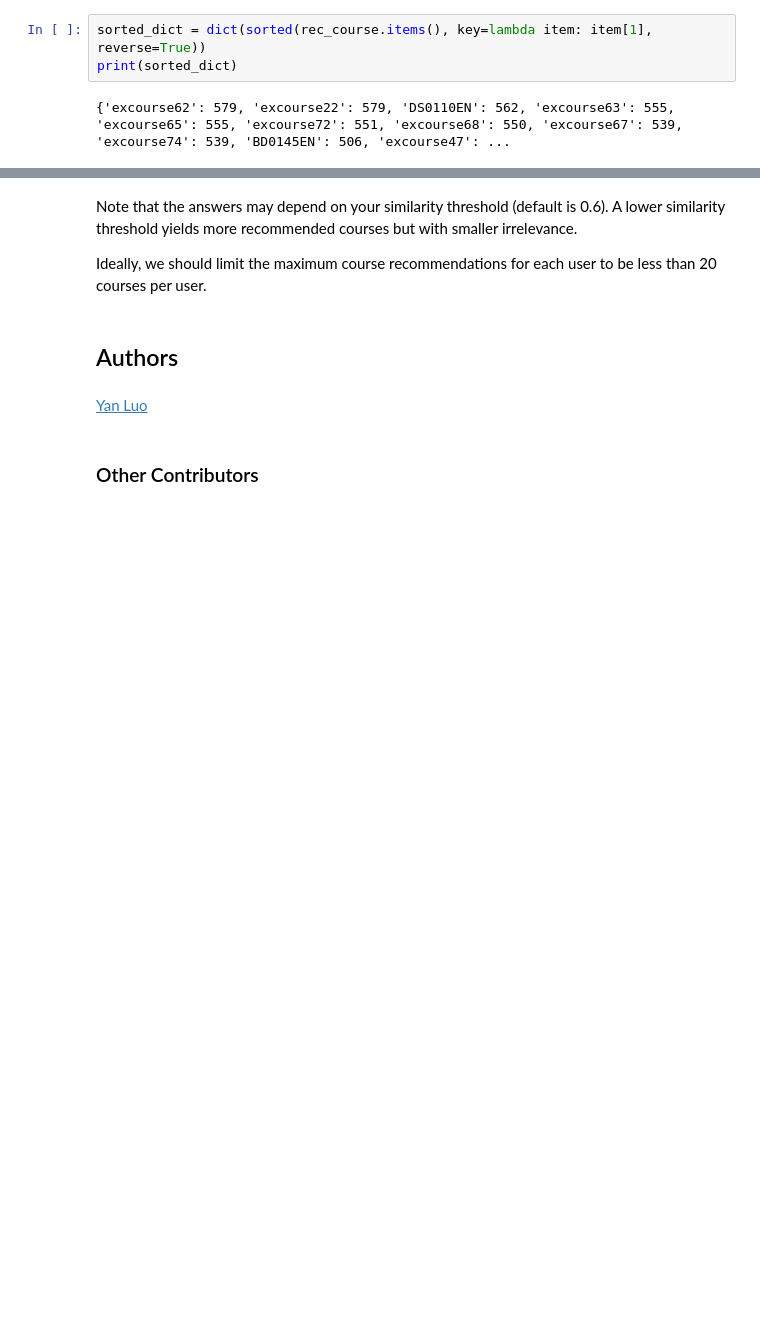
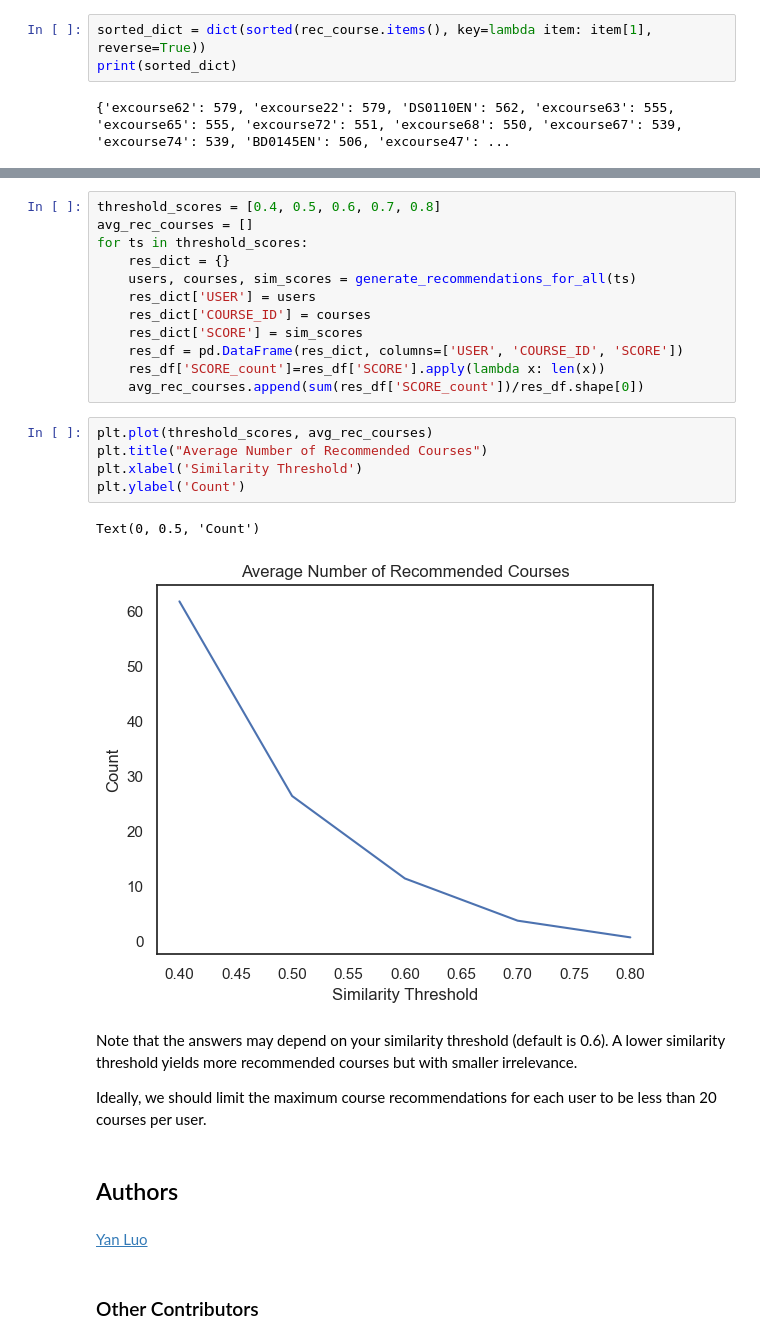
Before and after one commit to kymayodeji/ibm_ml_course, a Jupyter notebook: course6_Capstone/lab_jupyter_content_course_similarity.ipynb, the cells around one changed output, grey strips where cells are left out. Saved outputs shown, nothing was run; the diff lists cells and outputs as text; blank space fills up the shorter version.

```diff
--- a/course6_Capstone/lab_jupyter_content_course_similarity.ipynb
+++ b/course6_Capstone/lab_jupyter_content_course_similarity.ipynb
@@ -366,3 +413,23 @@ print(sorted_dict)
+# %%
+threshold_scores = [0.4, 0.5, 0.6, 0.7, 0.8]
+avg_rec_courses = []
+for ts in threshold_scores:
+    res_dict = {}
+    users, courses, sim_scores = generate_recommendations_for_all(ts)
+    res_dict['USER'] = users
+    res_dict['COURSE_ID'] = courses
+    res_dict['SCORE'] = sim_scores
+    res_df = pd.DataFrame(res_dict, columns=['USER', 'COURSE_ID', 'SCORE'])
+    res_df['SCORE_count']=res_df['SCORE'].apply(lambda x: len(x))
+    avg_rec_courses.append(sum(res_df['SCORE_count'])/res_df.shape[0])
+# %%
+plt.plot(threshold_scores, avg_rec_courses)
+plt.title("Average Number of Recommended Courses")
+plt.xlabel('Similarity Threshold')
+plt.ylabel('Count')
+# %% [output]
+Text(0, 0.5, 'Count')
+[figure, added]
 # %% [markdown]
 Note that the answers may depend on your similarity threshold (default is 0.6). A lower similarity threshold yields more recommended courses but with smaller irrelevance.
 
```
Also changed, not shown: parts of 11 cells of this notebook, 9 other files.
